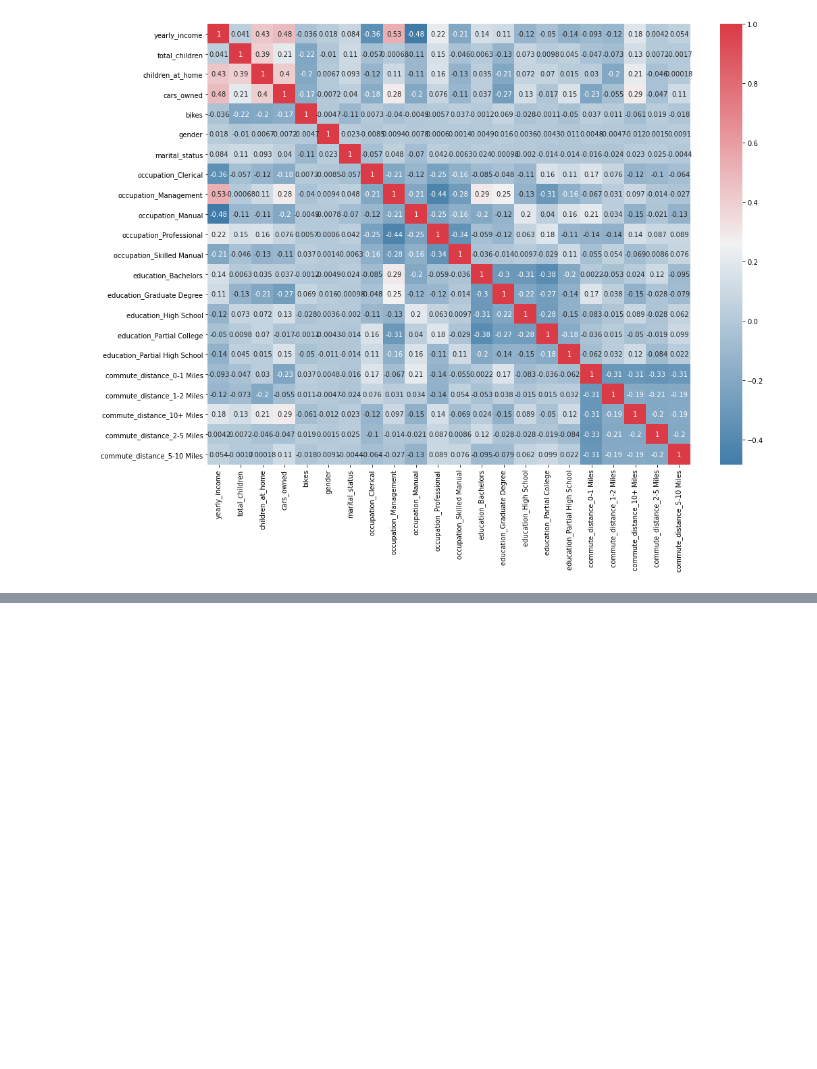
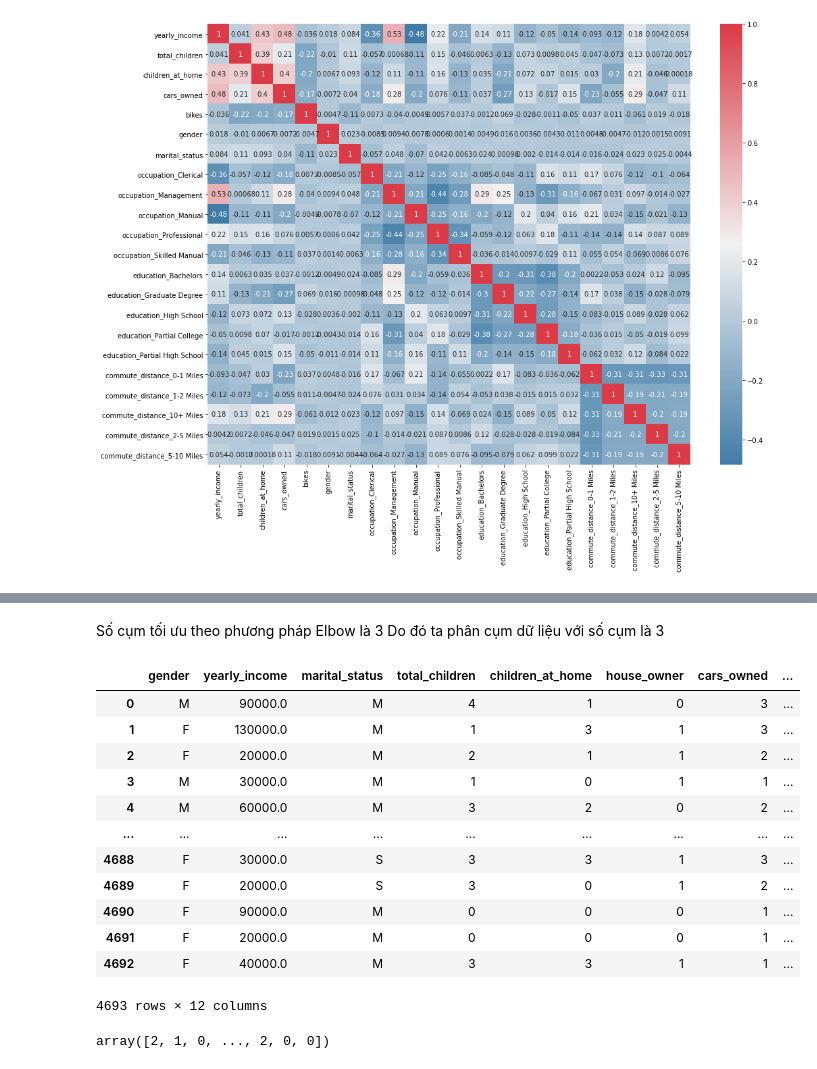
Before and after one commit to mq149/PTDLUD-01_DATH-2, a Jupyter notebook: PTDLUD-01_DATH#2_YC3.ipynb, the cells around one changed output, grey strips where cells are left out. Drawn from its saved outputs; the diff is of its cells as text; code cells hidden in the pictures; blank space fills up the shorter version.

Commit message:
Cluster with 3 columns

```diff
--- a/PTDLUD-01_DATH#2_YC3.ipynb
+++ b/PTDLUD-01_DATH#2_YC3.ipynb
@@ -271,3 +238,0 @@ Do đó ta phân cụm dữ liệu với số cụm là 3
-# %%
-kmeans = KMeans(n_clusters = 3, init = 'k-means++', max_iter = 300, n_init = 10, random_state = 0)
-y_kmeans = kmeans.fit_predict(X)
@@ -286,0 +243,3 @@ plt.scatter(X[y_kmeans==2, 0], X[y_kmeans==2, 1], s=100, c='green', label = 'Clu
+# %%
+X = df.iloc[:,[1,3,6]].values
+X
@@ -286,0 +268,23 @@ plt.scatter(X[y_kmeans==2, 0], X[y_kmeans==2, 1], s=100, c='green', label = 'Clu
+# %% [markdown]
+Số cụm tối ưu theo phương pháp Elbow là 3
+Do đó ta phân cụm dữ liệu với số cụm là 3
+# %%
+from sklearn.cluster import KMeans
+kmeans = KMeans(n_clusters = 3)
+y = kmeans.fit_predict(X)
+df['Cluster'] = y
+df
+# %% [output]
+|  | gender | yearly_income | marital_status | total_children | children_at_home | house_owner | cars_owned | ... |
+| 0 | M | 90000.0 | M | 4 | 1 | 0 | 3 | ... |
+| 1 | F | 130000.0 | M | 1 | 3 | 1 | 3 | ... |
+| 2 | F | 20000.0 | M | 2 | 1 | 1 | 2 | ... |
+| 3 | M | 30000.0 | M | 1 | 0 | 1 | 1 | ... |
+| 4 | M | 60000.0 | M | 3 | 2 | 0 | 2 | ... |
+| ... | ... | ... | ... | ... | ... | ... | ... | ... |
+| 4688 | F | 30000.0 | S | 3 | 3 | 1 | 3 | ... |
+| 4689 | F | 20000.0 | S | 3 | 0 | 1 | 2 | ... |
+| 4690 | F | 90000.0 | M | 0 | 0 | 0 | 1 | ... |
+| 4691 | F | 20000.0 | M | 0 | 0 | 0 | 1 | ... |
+| 4692 | F | 40000.0 | M | 3 | 3 | 1 | 1 | ... |
+4693 rows × 12 columns
@@ -286,0 +294,4 @@ plt.scatter(X[y_kmeans==2, 0], X[y_kmeans==2, 1], s=100, c='green', label = 'Clu
+# %%
+y_kmeans
+# %% [output]
+array([2, 1, 0, ..., 2, 0, 0])
```
Also changed, not shown: parts of 15 cells of this notebook.
